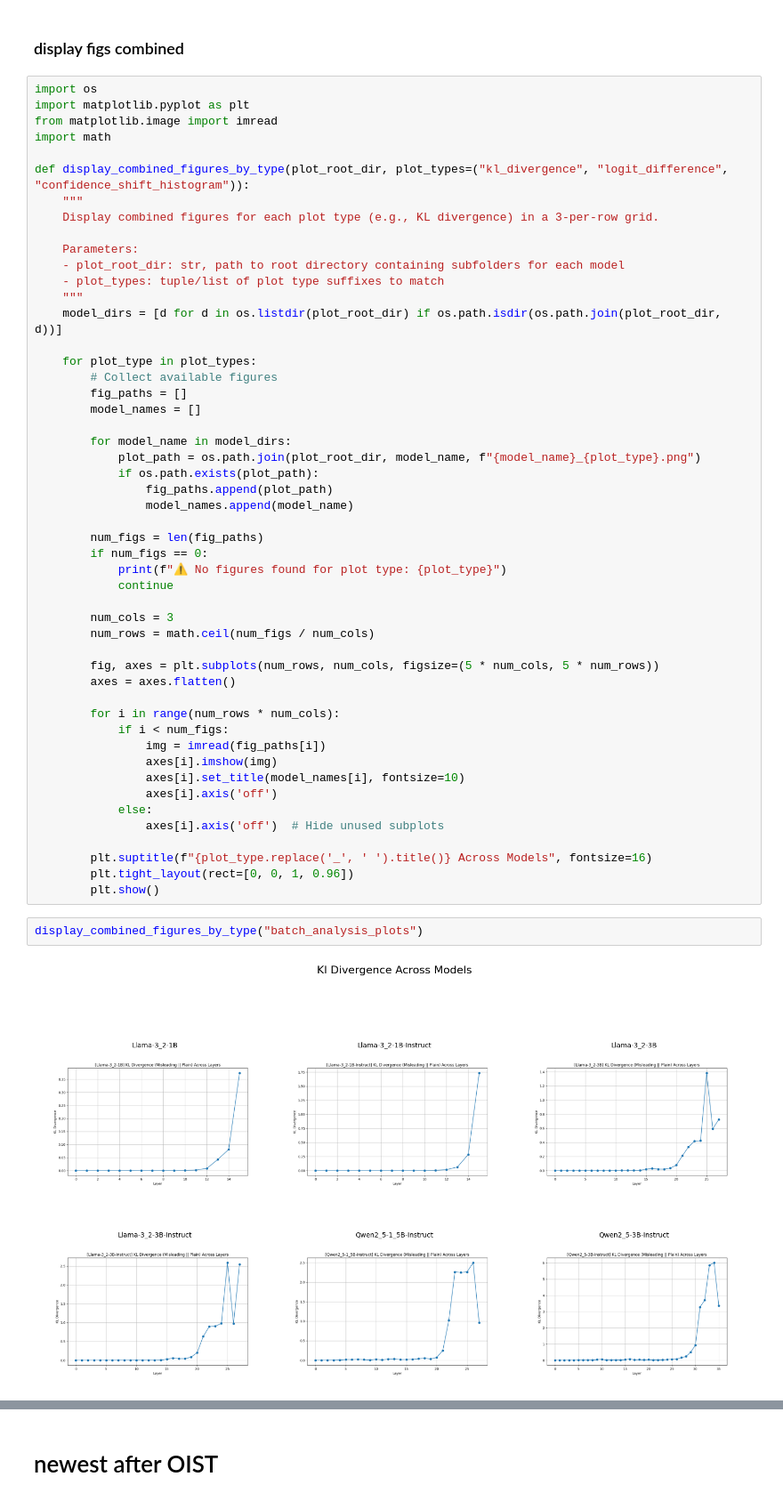
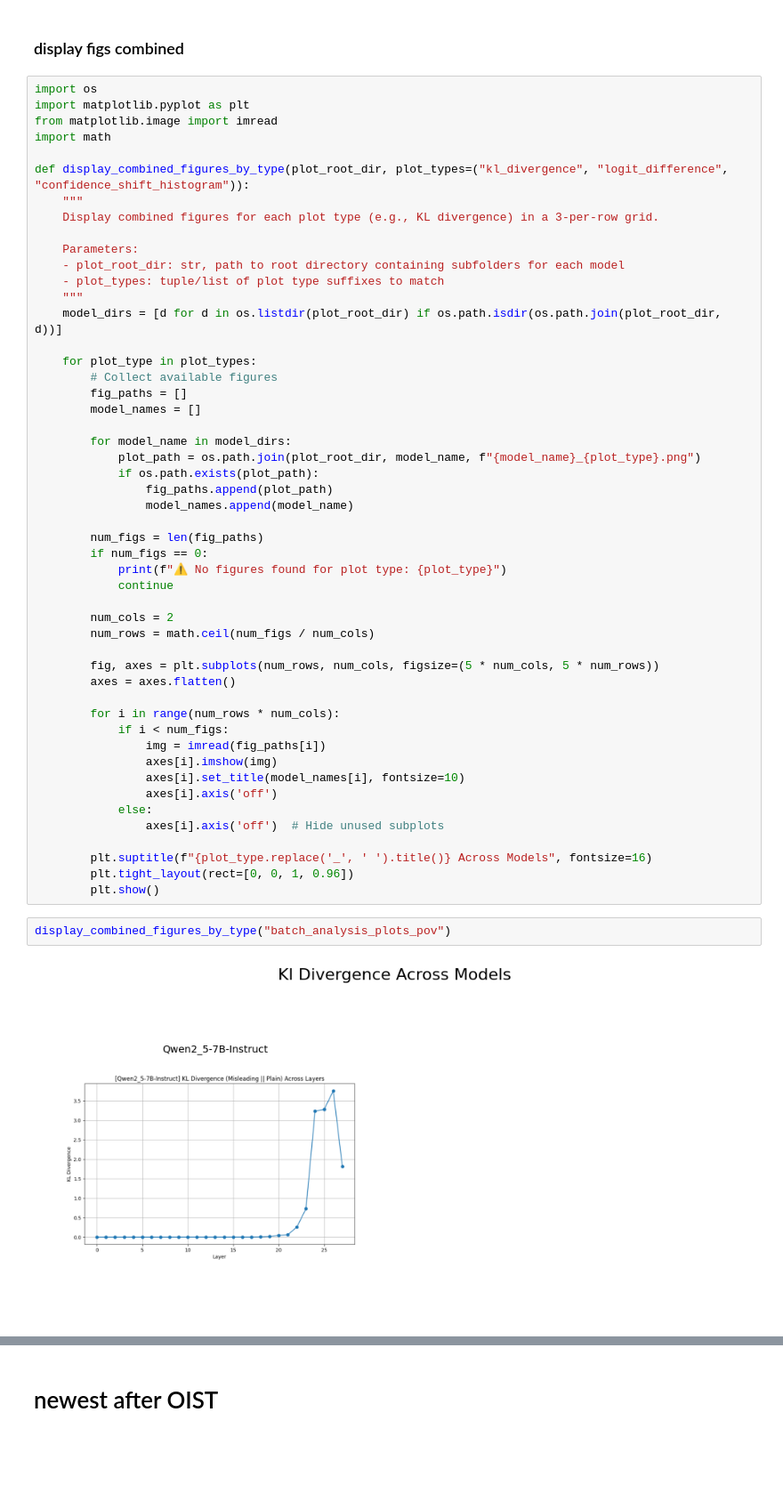
Before and after one commit to DavideBruni/LLM-sycophancy, a Jupyter notebook: jupytor_notebook/inference.ipynb, the cells around one changed output, grey strips where cells are left out. Shown at 89% size. Saved outputs shown, nothing was run; the diff lists cells and outputs as text; blank space fills up the shorter version.

```diff
--- a/jupytor_notebook/inference.ipynb
+++ b/jupytor_notebook/inference.ipynb
@@ -1311,7 +1245,7 @@ def display_combined_figures_by_type(plot_root_dir, plot_types=("kl_divergence",
             print(f"⚠️ No figures found for plot type: {plot_type}")
             continue
 
-        num_cols = 3
+        num_cols = 2
         num_rows = math.ceil(num_figs / num_cols)
 
         fig, axes = plt.subplots(num_rows, num_cols, figsize=(5 * num_cols, 5 * num_rows))
@@ -1330,6 +1264,6 @@ def display_combined_figures_by_type(plot_root_dir, plot_types=("kl_divergence",
         plt.tight_layout(rect=[0, 0, 1, 0.96])
         plt.show()
 # %%
-display_combined_figures_by_type("batch_analysis_plots")
+display_combined_figures_by_type("batch_analysis_plots_pov")
 # %% [output]
-[figure, old version]
+[figure, new version]
```
Also changed, not shown: parts of 4 cells of this notebook, 7 other files.
